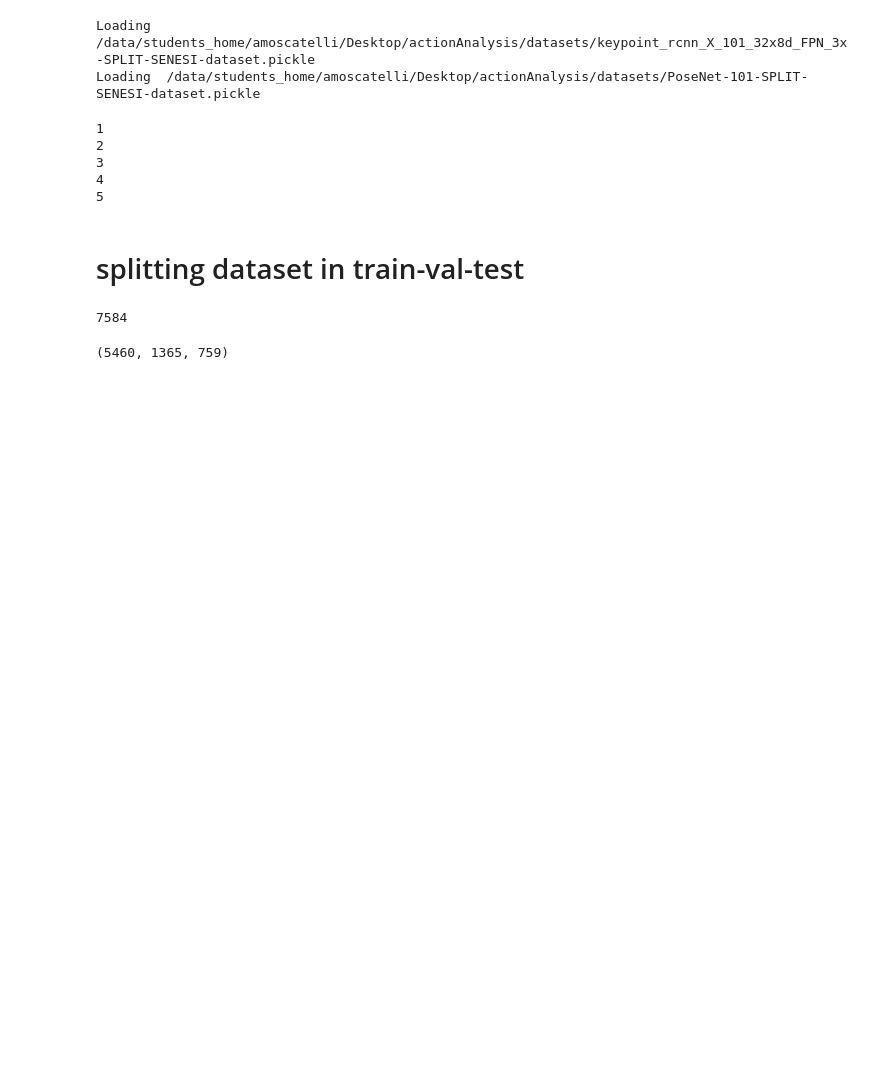
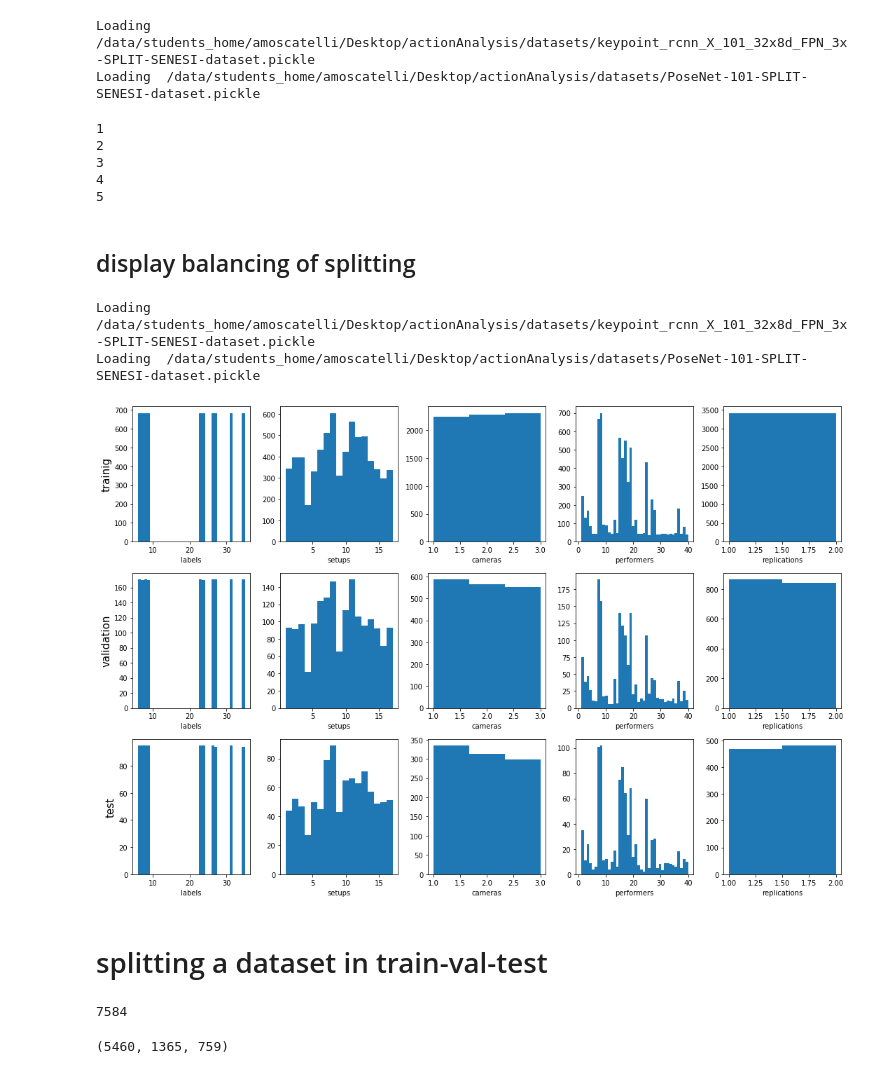
Before and after one commit to Andrea-moscatelli/tesiMagistrale, a Jupyter notebook: src/DatasetCreator.ipynb, the cells around one changed output. Drawn from its saved outputs; the diff is of its cells as text; code cells hidden in the pictures; blank space fills up the shorter version.

```diff
--- a/src/DatasetCreator.ipynb
+++ b/src/DatasetCreator.ipynb
@@ -690,8 +690,43 @@ for i in range(1,6):
 3
 4
 5
+# %% [markdown]
+## display balancing of splitting
+# %%
+import pickle
+
+dataset_1 = DATASET_FOLDER+"keypoint_rcnn_X_101_32x8d_FPN_3x-SPLIT-SENESI-dataset.pickle"
+print("Loading ",dataset_1)
+with open(dataset_1,"rb") as file_in:
+        trainSet_1, valSet_1, testSet_1 = pickle.load(file_in)
+
+dataset_2 = DATASET_FOLDER+"PoseNet-101-SPLIT-SENESI-dataset.pickle"
+print("Loading ",dataset_2)
+with open(dataset_2,"rb") as file_in:
+        trainSet_2, valSet_2, testSet_2 = pickle.load(file_in)
+print("Done!")
+# %% [output]
+Loading  /data/students_home/amoscatelli/Desktop/actionAnalysis/datasets/keypoint_rcnn_X_101_32x8d_FPN_3x-SPLIT-SENESI-dataset.pickle
+Loading  /data/students_home/amoscatelli/Desktop/actionAnalysis/datasets/PoseNet-101-SPLIT-SENESI-dataset.pickle
+# %%
+import matplotlib.pyplot as plt
+
+xLabels = ["labels", "setups", "cameras", "performers", "replications"]
+yLabels = ["trainig", "validation", "test"]
+fig, axes = plt.subplots(nrows=3, ncols=5)
+fig.set_size_inches(15,10)
+for ids, dataSet in enumerate([trainSet_1, valSet_1, testSet_1]):
+# for ids, dataSet in enumerate([trainSet_2, valSet_2, testSet_2]):
+    axes[ids][0].set_ylabel(yLabels[ids],fontsize = 15)
+    for iid, data in enumerate(dataSet[1:]):
+        axes[ids][iid].set_xlabel(xLabels[iid],fontsize = 10)
+        axes[ids][iid].hist(data, bins = max(data))
+fig.tight_layout()
+plt.show()
+# %% [output]
+[figure, added]
 # %% [markdown]
-# splitting dataset in train-val-test
+# splitting a dataset in train-val-test
 # %%
 from sklearn.model_selection import StratifiedShuffleSplit
 import pickle
```
Also changed, not shown: 9 other files.
